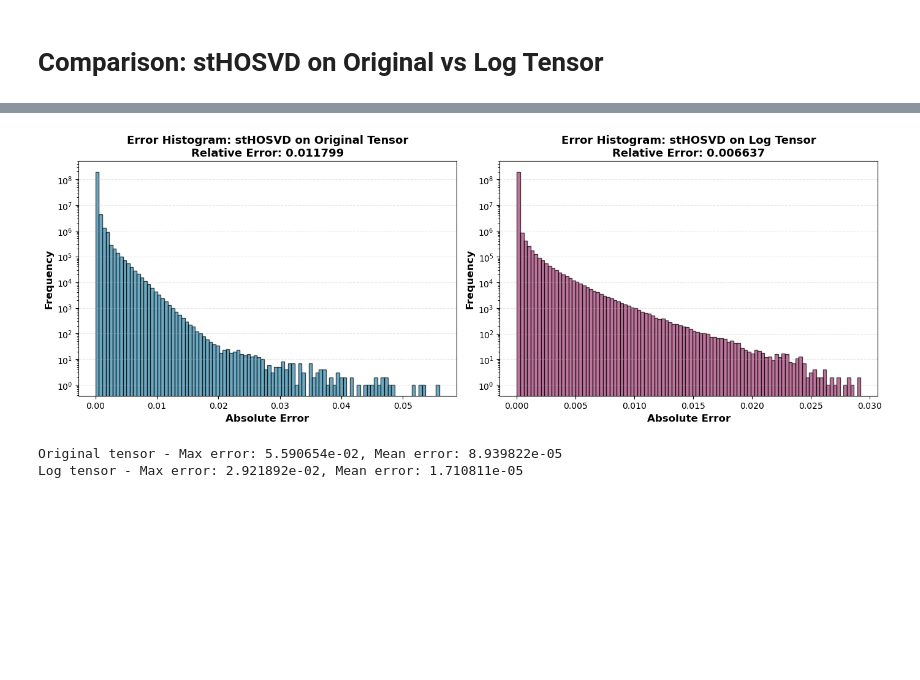
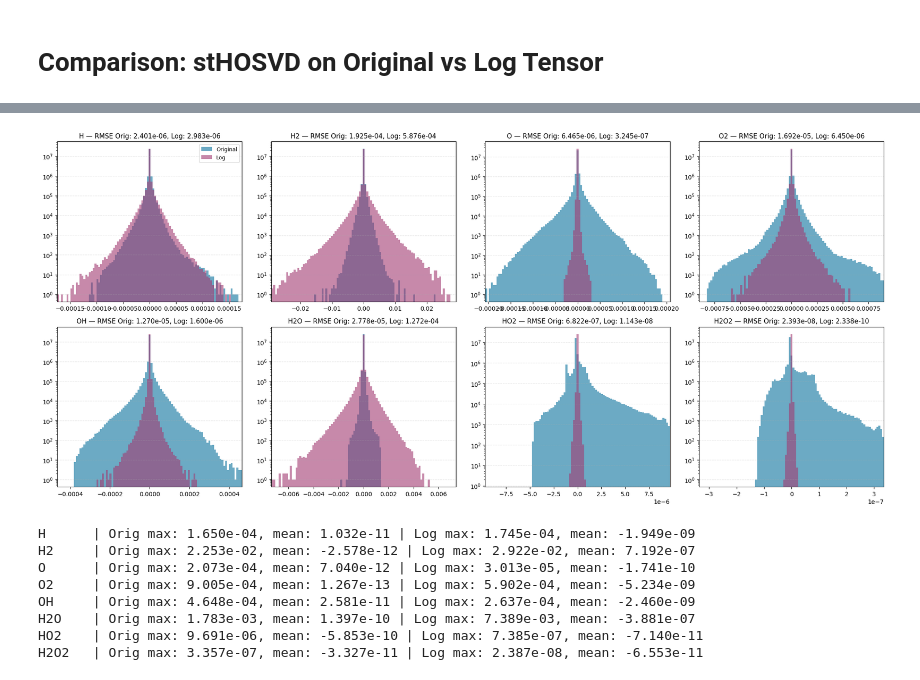
Before and after one commit to Isi2000/LOW-COST-HOSVD, a Jupyter notebook: math_HOSVD.ipynb, the cells around one changed output, grey strips where cells are left out. Saved outputs shown, nothing was run; the diff lists cells and outputs as text; code cells hidden in the pictures; blank space fills up the shorter version.

```diff
--- a/math_HOSVD.ipynb
+++ b/math_HOSVD.ipynb
@@ -603,7 +240,7 @@ for mode in range(current_tensor_log.ndim):
     eigenvalues = eigenvalues[idx]
     eigenvectors = eigenvectors[:, idx]
 
-    trunc_idx = truncation_indices[mode]
+    trunc_idx = select_rank_by_ratio(eigenvalues, 0.999)
     print(f"Mode {mode}: rank = {trunc_idx}")
     U_trunc = eigenvectors[:, :trunc_idx].real
     current_tensor_log = tl.tenalg.mode_dot(current_tensor_log, U_trunc.T, mode)
@@ -700,40 +356,61 @@ plt.show()
 # %%
-# Plot error histograms
-fig, axes = plt.subplots(1, 2, figsize=(14, 5))
+# Plot error histograms per species (2x4 grid)
+fig, axes = plt.subplots(2, 4, figsize=(20, 9))
+axes = axes.ravel()
 
 # Compute element-wise errors
-error_orig = np.abs(tensor_combustion - reconstruction_st_orig)
-error_log = np.abs(tensor_combustion - reconstruction_st_log)
+error_orig = (tensor_combustion - reconstruction_st_orig)
+error_log = (tensor_combustion - reconstruction_st_log)
 
-# Plot 1: Error histogram for original tensor
-ax1 = axes[0]
-ax1.hist(error_orig.ravel(), bins=100, color='#2E86AB', alpha=0.7, edgecolor='black')
-ax1.set_xlabel('Absolute Error', fontsize=12, fontweight='bold')
-ax1.set_ylabel('Frequency', fontsize=12, fontweight='bold')
-ax1.set_title(f'Error Histogram: stHOSVD on Original Tensor\nRelative Error: {error_st_orig:.6f}',
-              fontsize=13, fontweight='bold')
-ax1.grid(axis='y', alpha=0.3, linestyle='--')
-ax1.set_yscale('log')
+for i in range(n_species):
+    ax = axes[i]
+    err_o = error_orig[:, :, i, :].ravel()
+    err_l = error_log[:, :, i, :].ravel()
 
-# Plot 2: Error histogram for log tensor
-ax2 = axes[1]
-ax2.hist(error_log.ravel(), bins=100, color='#A23B72', alpha=0.7, edgecolor='black')
-ax2.set_xlabel('Absolute Error', fontsize=12, fontweight='bold')
-ax2.set_ylabel('Frequency', fontsize=12, fontweight='bold')
-ax2.set_title(f'Error Histogram: stHOSVD on Log Tensor\nRelative Error: {error_st_log:.6f}',
-              fontsize=13, fontweight='bold')
-ax2.grid(axis='y', alpha=0.3, linestyle='--')
-ax2.set_yscale('log')
+    # Determine symmetric range around zero for bins
+    vmin = min(err_o.min(), err_l.min())
+    vmax = max(err_o.max(), err_l.max())
+    maxabs = max(abs(vmin), abs(vmax)) if (vmin != vmax) else max(abs(vmin), 1e-8)
+    bins = np.linspace(-maxabs, maxabs, 100)
+
+    # Plot histograms (overlayed)
+    ax.hist(err_o, bins=bins, color='#2E86AB', alpha=0.7, label='Original')
+    ax.hist(err_l, bins=bins, color='#A23B72', alpha=0.6, label='Log')
+
+    # Compute RMSEs for the legend/title
+    rmse_o = np.sqrt(np.mean(err_o**2))
+    rmse_l = np.sqrt(np.mean(err_l**2))
+
+    ax.set_title(f"{species_names[i]} — RMSE Orig: {rmse_o:.3e}, Log: {rmse_l:.3e}", fontsize=11)
+    ax.set_yscale('log')
+    ax.grid(axis='y', alpha=0.3, linestyle='--')
+    ax.set_xlim(-maxabs, maxabs)
+
+    if i == 0:
+        ax.legend(fontsize=9)
+
+# Turn off any unused subplots (in case n_species < 8)
+for ax in axes[n_species:]:
+    ax.axis('off')
 
 plt.tight_layout()
 plt.show()
 
-print(f"\nOriginal tensor - Max error: {np.max(error_orig):.6e}, Mean error: {np.mean(error_orig):.6e}")
-print(f"Log tensor - Max error: {np.max(error_log):.6e}, Mean error: {np.mean(error_log):.6e}")
+# Print summary statistics
+for i in range(n_species):
+    err_o = error_orig[:, :, i, :].ravel()
+    err_l = error_log[:, :, i, :].ravel()
+    print(f"{species_names[i]:<6} | Orig max: {np.max(np.abs(err_o)):.3e}, mean: {np.mean(err_o):.3e} | Log max: {np.max(np.abs(err_l)):.3e}, mean: {np.mean(err_l):.3e}")
 # %% [output]
-[figure, old version]
+[figure, new version]
-Original tensor - Max error: 5.590654e-02, Mean error: 8.939822e-05
-Log tensor - Max error: 2.921892e-02, Mean error: 1.710811e-05
+H      | Orig max: 1.650e-04, mean: 1.032e-11 | Log max: 1.745e-04, mean: -1.949e-09
+H2     | Orig max: 2.253e-02, mean: -2.578e-12 | Log max: 2.922e-02, mean: 7.192e-07
+O      | Orig max: 2.073e-04, mean: 7.040e-12 | Log max: 3.013e-05, mean: -1.741e-10
+O2     | Orig max: 9.005e-04, mean: 1.267e-13 | Log max: 5.902e-04, mean: -5.234e-09
+OH     | Orig max: 4.648e-04, mean: 2.581e-11 | Log max: 2.637e-04, mean: -2.460e-09
+H2O    | Orig max: 1.783e-03, mean: 1.397e-10 | Log max: 7.389e-03, mean: -3.881e-07
+HO2    | Orig max: 9.691e-06, mean: -5.853e-10 | Log max: 7.385e-07, mean: -7.140e-11
+H2O2   | Orig max: 3.357e-07, mean: -3.327e-11 | Log max: 2.387e-08, mean: -6.553e-11
 # %%
 # Create 3x8 subplot visualization for all species at time step 0
 time_idx = 50
```
Also changed, not shown: parts of 14 cells of this notebook, 5 other files.
